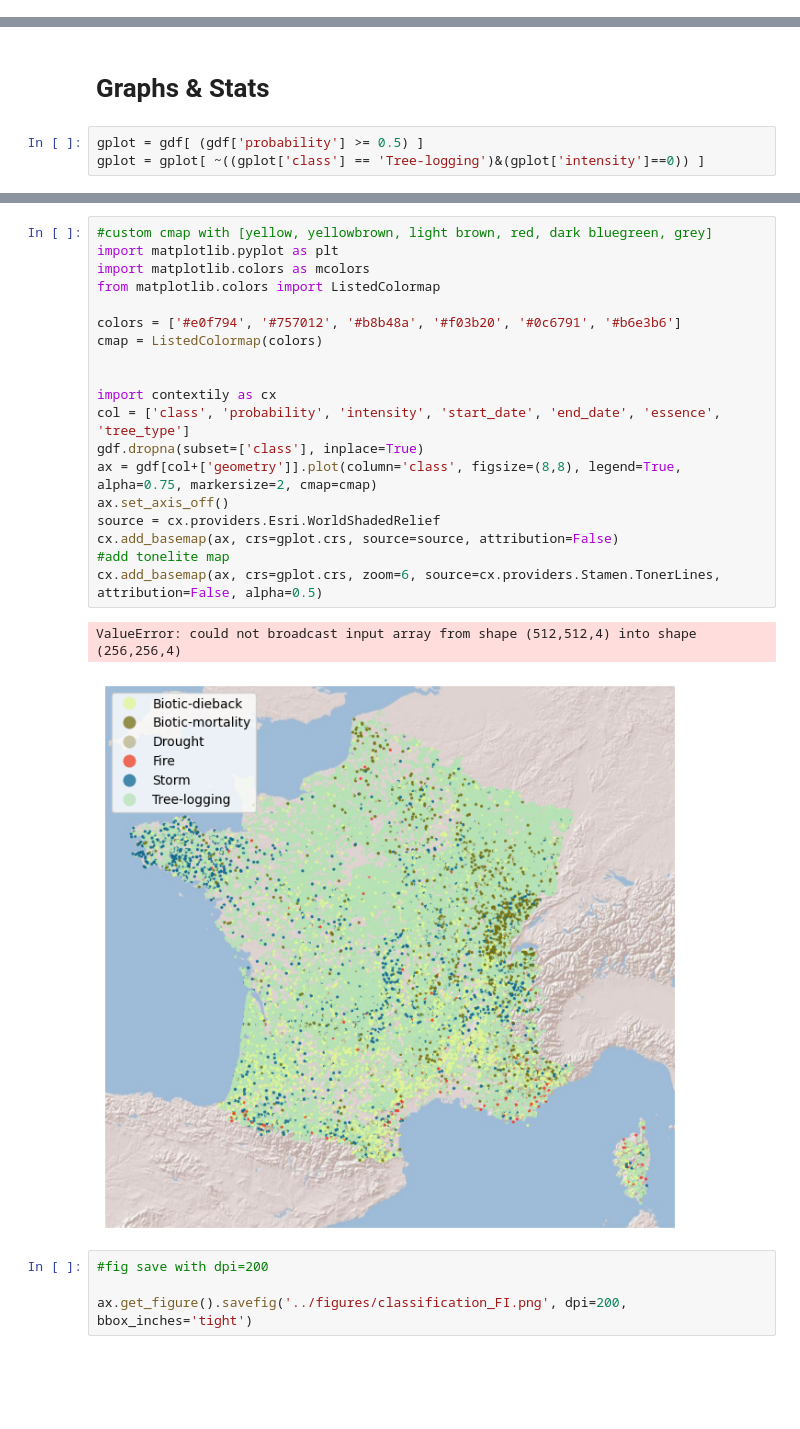
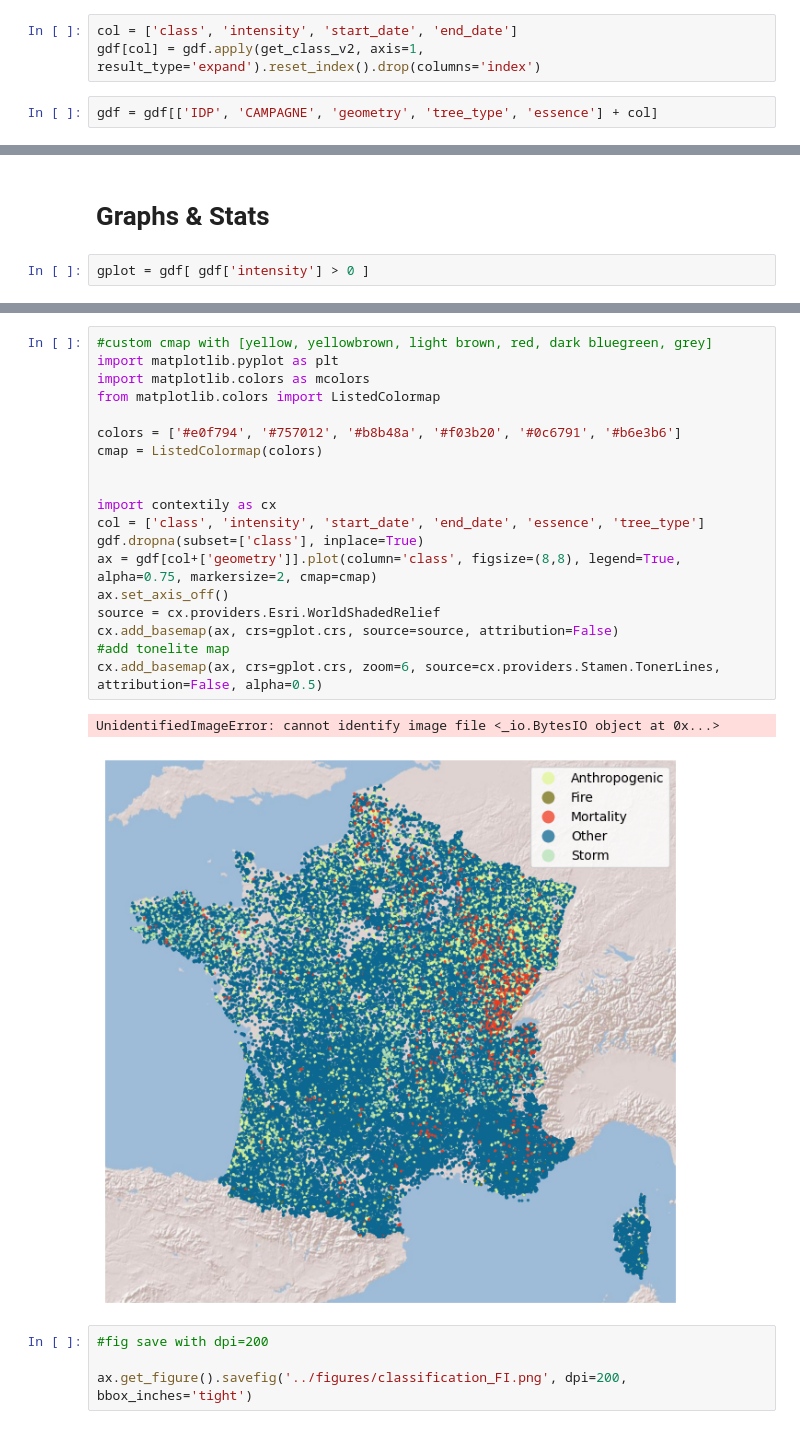
Before and after one commit to ArthurCalvi/Disturbance-Attribution-Dataset-Joining, a Jupyter notebook: process-datasets/Process_NFI_FR.ipynb, the cells around one changed output, grey strips where cells are left out. Saved outputs shown, nothing was run; the diff lists cells and outputs as text; blank space fills up the shorter version.

```diff
--- a/process-datasets/Process_NFI_FR.ipynb
+++ b/process-datasets/Process_NFI_FR.ipynb
@@ -530,0 +598,5 @@ gdf[['IDP', 'CAMPAGNE', 'geometry'] + col].to_crs('epsg:4326').to_parquet('../da
+# %%
+col = ['class', 'intensity', 'start_date', 'end_date']
+gdf[col] = gdf.apply(get_class_v2, axis=1, result_type='expand').reset_index().drop(columns='index')
+# %%
+gdf = gdf[['IDP', 'CAMPAGNE', 'geometry', 'tree_type', 'essence'] + col]
@@ -531,8 +607,7 @@ gdf[['IDP', 'CAMPAGNE', 'geometry'] + col].to_crs('epsg:4326').to_parquet('../da
 # %% [markdown]
 # Graphs & Stats
 # %%
-gplot = gdf[ (gdf['probability'] >= 0.5) ]
-gplot = gplot[ ~((gplot['class'] == 'Tree-logging')&(gplot['intensity']==0)) ]
+gplot = gdf[ gdf['intensity'] > 0 ]
 # %%
 gplot['class'].value_counts()
 # %% [output]
@@ -547,25 +621,25 @@ Name: count, dtype: int64
 # %%
 #custom cmap with [yellow, yellowbrown, light brown, red, dark bluegreen, grey]
 import matplotlib.pyplot as plt
 import matplotlib.colors as mcolors
 from matplotlib.colors import ListedColormap
 
 colors = ['#e0f794', '#757012', '#b8b48a', '#f03b20', '#0c6791', '#b6e3b6']
 cmap = ListedColormap(colors)
 
 
 import contextily as cx
-col = ['class', 'probability', 'intensity', 'start_date', 'end_date', 'essence', 'tree_type']
+col = ['class', 'intensity', 'start_date', 'end_date', 'essence', 'tree_type']
 gdf.dropna(subset=['class'], inplace=True)
 ax = gdf[col+['geometry']].plot(column='class', figsize=(8,8), legend=True, alpha=0.75, markersize=2, cmap=cmap)
 ax.set_axis_off()
 source = cx.providers.Esri.WorldShadedRelief
 cx.add_basemap(ax, crs=gplot.crs, source=source, attribution=False)
 #add tonelite map
 cx.add_basemap(ax, crs=gplot.crs, zoom=6, source=cx.providers.Stamen.TonerLines, attribution=False, alpha=0.5)
 # %% [output]
-ValueError: could not broadcast input array from shape (512,512,4) into shape (256,256,4)
+UnidentifiedImageError: cannot identify image file <_io.BytesIO object at 0x...>
-[figure, old version]
+[figure, new version]
 # %%
 #fig save with dpi=200
 
```
Also changed, not shown: parts of 15 cells of this notebook, 1 other file.
